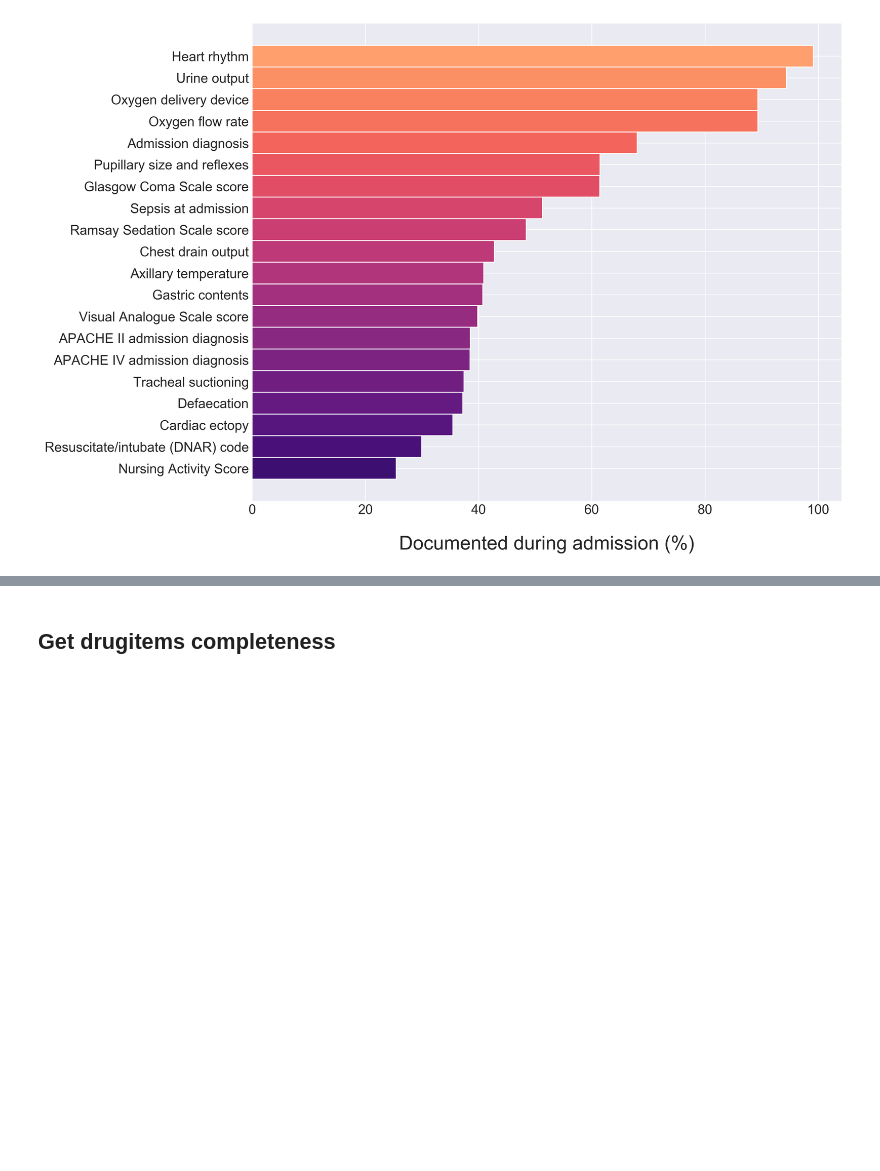
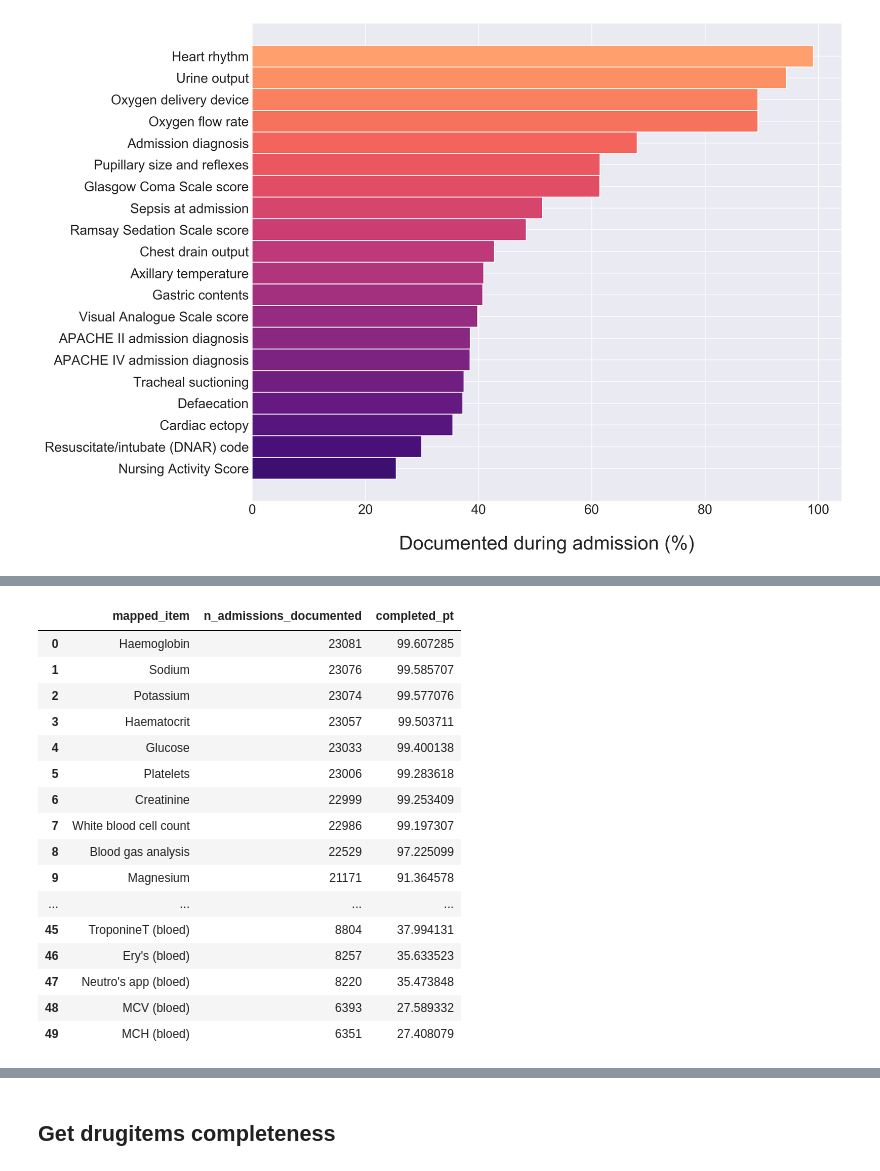
Before and after one commit to AmsterdamUMC/AmsterdamUMCdb, a Jupyter notebook: paper/paper-fig2-data-diversity.ipynb, the cells around one changed output, grey strips where cells are left out. Cells and saved outputs as stored; diff of their text form; code cells hidden in the pictures; blank space fills up the shorter version.

```diff
--- a/paper/paper-fig2-data-diversity.ipynb
+++ b/paper/paper-fig2-data-diversity.ipynb
@@ -496 +655,22 @@ labs_completeness.head(50)
+# %%
+labs_mapped_completeness['completed_pt'] = 100*labs_mapped_completeness['n_admissions_documented']/num_admissions
+labs_mapped_completeness.head(50)
+# %% [output]
+|  | mapped_item | n_admissions_documented | completed_pt |
+| 0 | Haemoglobin | 23081 | 99.607285 |
+| 1 | Sodium | 23076 | 99.585707 |
+| 2 | Potassium | 23074 | 99.577076 |
+| 3 | Haematocrit | 23057 | 99.503711 |
+| 4 | Glucose | 23033 | 99.400138 |
+| 5 | Platelets | 23006 | 99.283618 |
+| 6 | Creatinine | 22999 | 99.253409 |
+| 7 | White blood cell count | 22986 | 99.197307 |
+| 8 | Blood gas analysis | 22529 | 97.225099 |
+| 9 | Magnesium | 21171 | 91.364578 |
+| ... | ... | ... | ... |
+| 45 | TroponineT (bloed) | 8804 | 37.994131 |
+| 46 | Ery's (bloed) | 8257 | 35.633523 |
+| 47 | Neutro's app (bloed) | 8220 | 35.473848 |
+| 48 | MCV (bloed) | 6393 | 27.589332 |
+| 49 | MCH (bloed) | 6351 | 27.408079 |
 # %%
```
Also changed, not shown: parts of 9 cells of this notebook, 19 other files.
